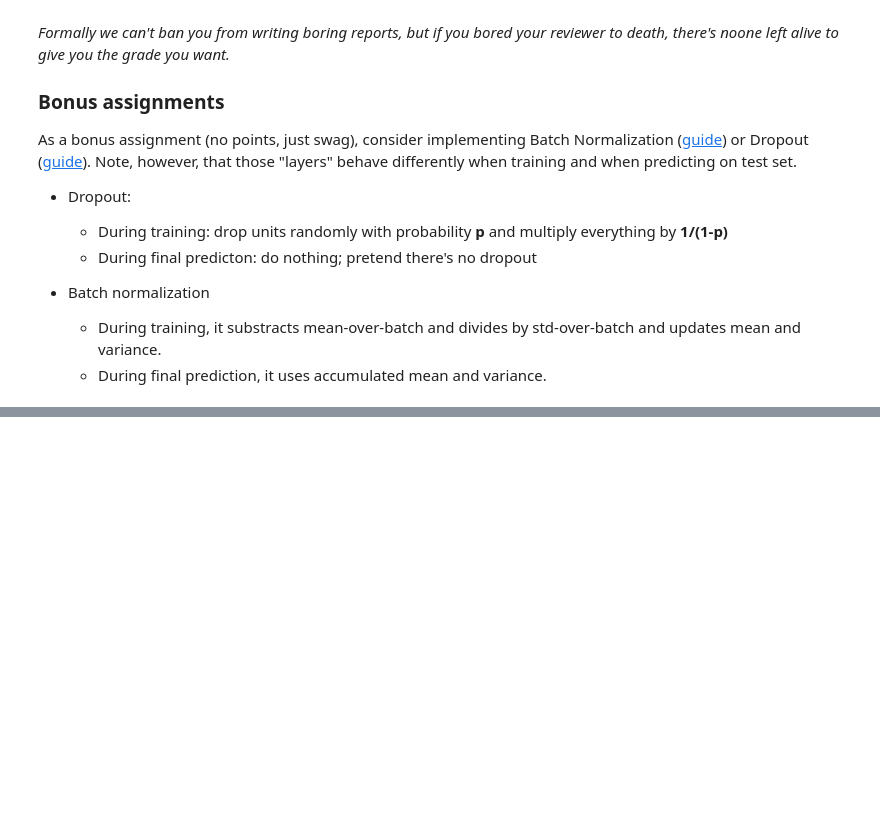
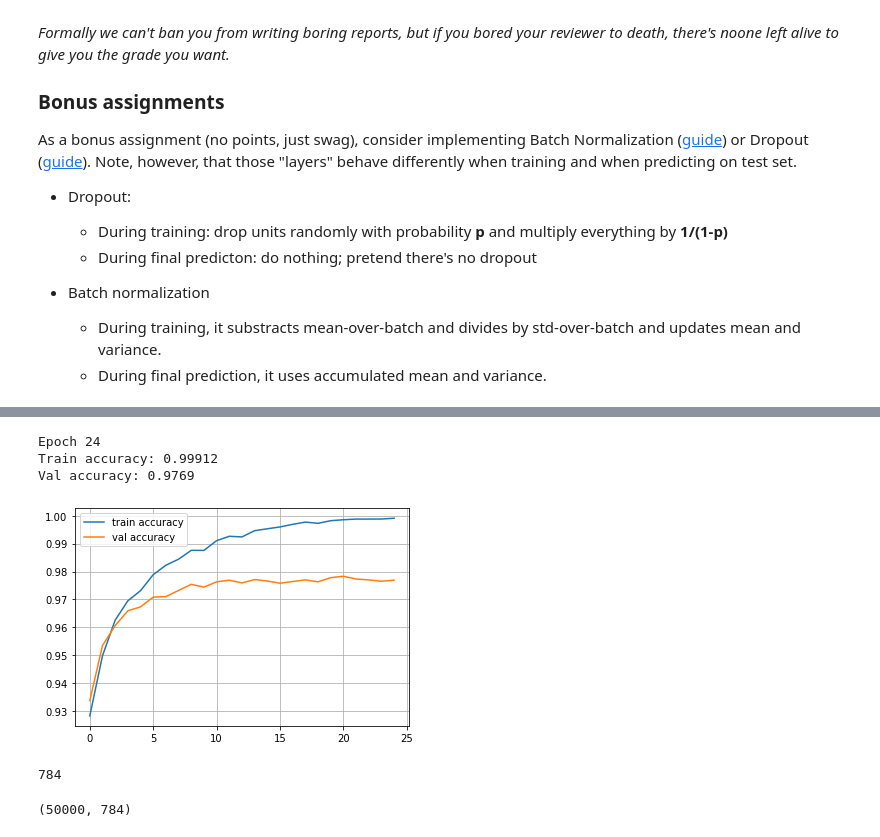
Before and after one commit to Oblivalny/iit_ml, a Jupyter notebook: 9/intro-to-dl-master/week2/NumpyNN (honor).ipynb, the cells around one changed output, grey strips where cells are left out. Drawn from its saved outputs; the diff is of its cells as text; code cells hidden in the pictures; blank space fills up the shorter version.

```diff
--- a/9/intro-to-dl-master/week2/NumpyNN (honor).ipynb
+++ b/9/intro-to-dl-master/week2/NumpyNN (honor).ipynb
@@ -502,0 +506,57 @@ As a bonus assignment (no points, just swag), consider implementing Batch Normal
+# %%
+class Tanh(Layer):
+    def __init__(self):
+        pass
+
+    def forward(self, input):
+        return np.tanh(input)
+
+    def backward(self, input, grad_output):
+        # f'(x)=1-f(x)^{2}
+
+        tanh_grad = 1-np.power(np.tanh(input), 2)
+
+        return grad_output*tanh_grad
+# %%
+network = []
+network.append(Dense(X_train.shape[1], 100))
+# network.append(ReLU())
+network.append(Tanh())
+network.append(Dense(100,10))
+# %%
+from IPython.display import clear_output
+
+train_log = []
+val_log = []
+
+for epoch in range(25):
+# for epoch in range(1):
+
+    for x_batch,y_batch in iterate_minibatches(X_train,y_train,batchsize=32,shuffle=True):
+        train(network,x_batch,y_batch)
+
+    train_log.append(np.mean(predict(network,X_train)==y_train))
+    val_log.append(np.mean(predict(network,X_val)==y_val))
+
+    clear_output()
+    print("Epoch",epoch)
+    print("Train accuracy:",train_log[-1])
+    print("Val accuracy:",val_log[-1])
+    plt.plot(train_log,label='train accuracy')
+    plt.plot(val_log,label='val accuracy')
+    plt.legend(loc='best')
+    plt.grid()
+    plt.show()
+# %% [output]
+Epoch 24
+Train accuracy: 0.99912
+Val accuracy: 0.9769
+[figure, added]
+# %%
+X_train.shape[1]
+# %% [output]
+784
+# %%
+X_train.shape
+# %% [output]
+(50000, 784)
```
Also changed, not shown: parts of 10 cells of this notebook, 2 other files.
